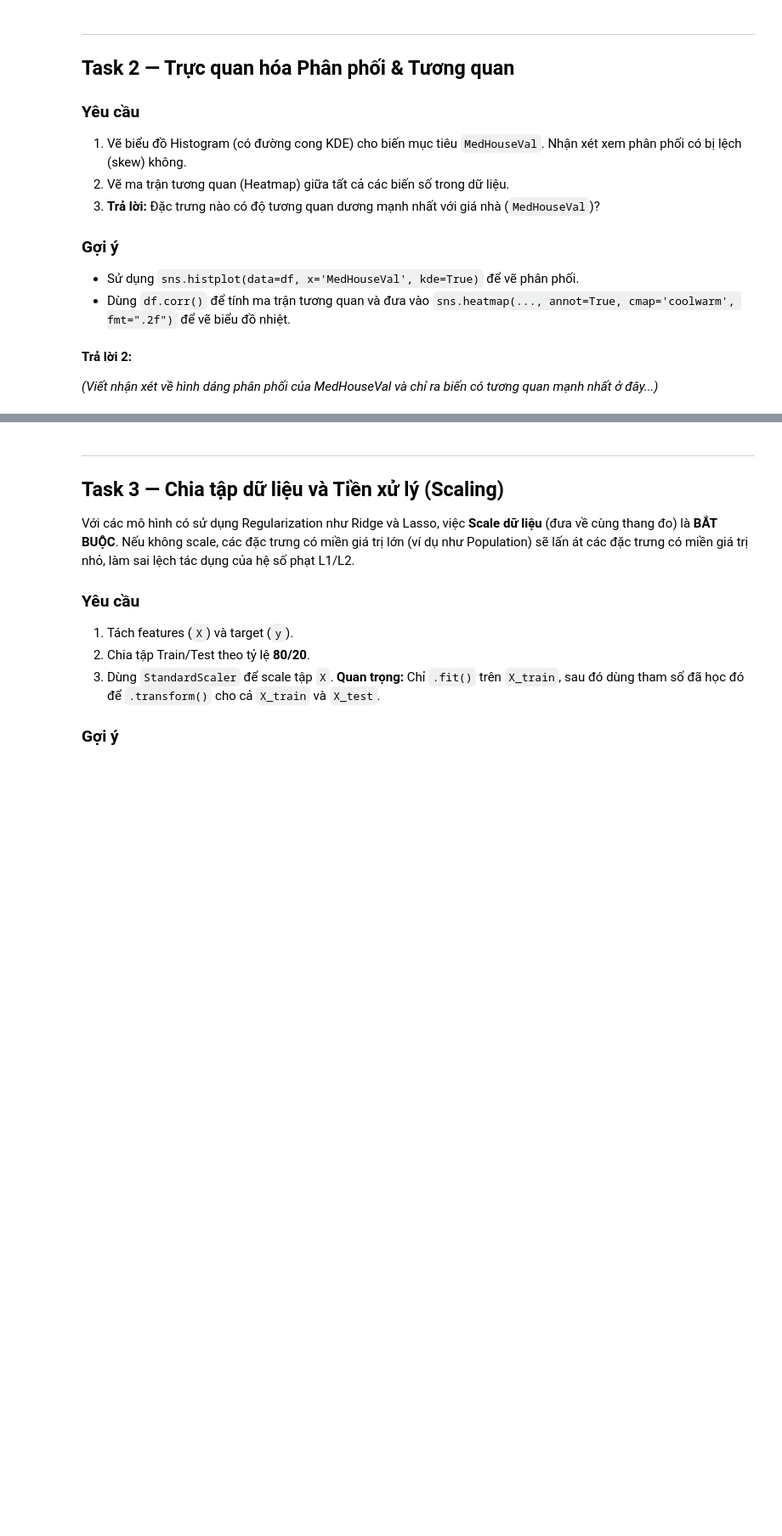
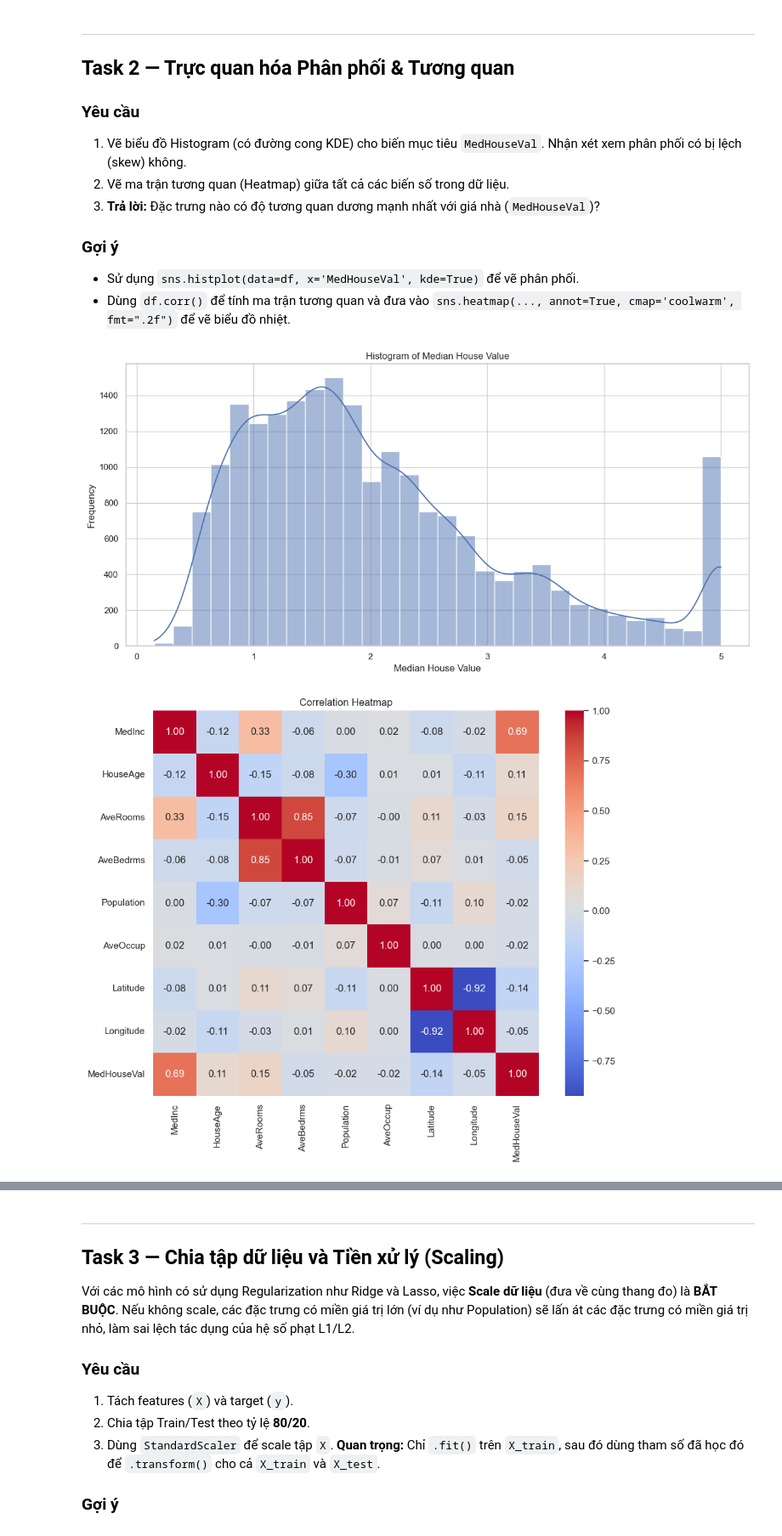
Before and after one commit to mliotlab/mliot-pyml-2026-hw, a Jupyter notebook: week03/BTVN_buoi6_housing.ipynb, the cells around one changed output, grey strips where cells are left out. Shown at 85% size. Saved outputs shown, nothing was run; the diff lists cells and outputs as text; code cells hidden in the pictures; blank space fills up the shorter version.

```diff
--- a/week03/BTVN_buoi6_housing.ipynb
+++ b/week03/BTVN_buoi6_housing.ipynb
@@ -60,5 +62,12 @@ print("Đã import xong thư viện.")
 # california = fetch_california_housing(as_frame=True)
 # df = california.frame
 
+california = fetch_california_housing(as_frame=True)
+df = california.frame
+
 # In shape, info và kiểm tra missing values
-# ...
+print("Shape của DataFrame:", df.shape)
+print("\nThông tin DataFrame:")
+df.info()
+print("\nKiểm tra missing values:")
+print(df.isnull().sum())
@@ -84,4 +104,23 @@ print("Đã import xong thư viện.")
-# %% [markdown]
-**Trả lời 2:**
-
-*(Viết nhận xét về hình dáng phân phối của MedHouseVal và chỉ ra biến có tương quan mạnh nhất ở đây...)*
+# %%
+# TODO 2a: Vẽ Histogram cho biến MedHouseVal
+plt.figure(figsize=(12, 6))
+sns.histplot(df['MedHouseVal'], bins=30, kde=True)
+plt.title('Histogram of Median House Value')
+plt.xlabel('Median House Value')
+plt.ylabel('Frequency')
+plt.tight_layout()
+plt.show()
+
+# TODO 2b: Vẽ Heatmap correlation cho toàn bộ dữ liệu
+# plt.figure(figsize=(10, 8))
+# ...
+
+plt.figure(figsize=(10, 8))
+correlation_matrix = df.corr()
+sns.heatmap(correlation_matrix, annot=True, fmt=".2f", cmap='coolwarm', square=True)
+plt.title('Correlation Heatmap')
+plt.tight_layout()
+plt.show()
+# %% [output]
+[figure, added]
+[figure, added]
```
Also changed, not shown: parts of 12 cells of this notebook, 6 other files.
